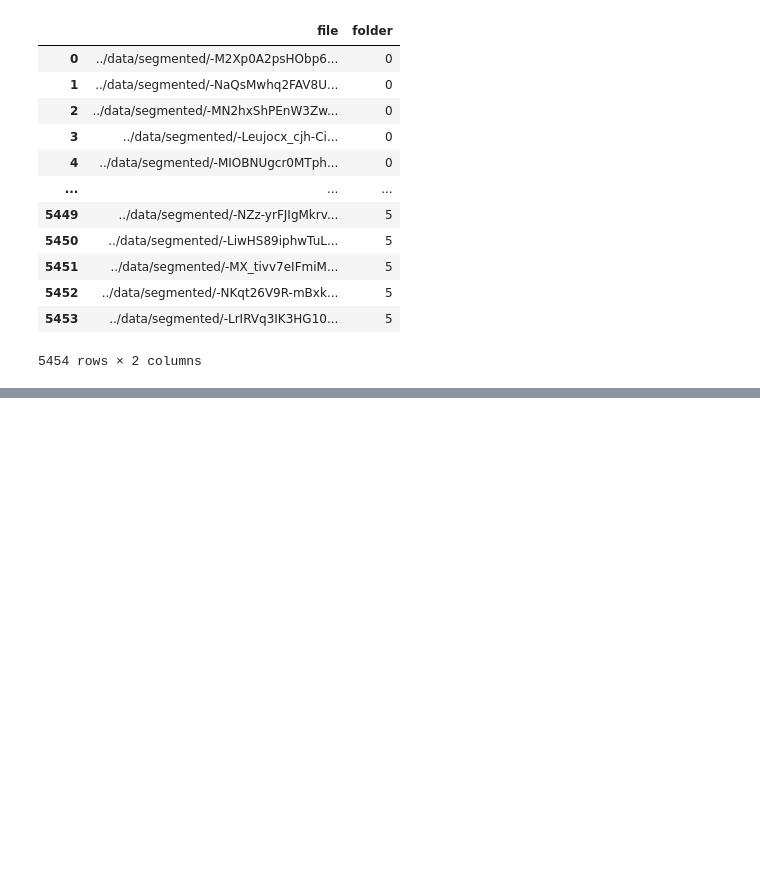
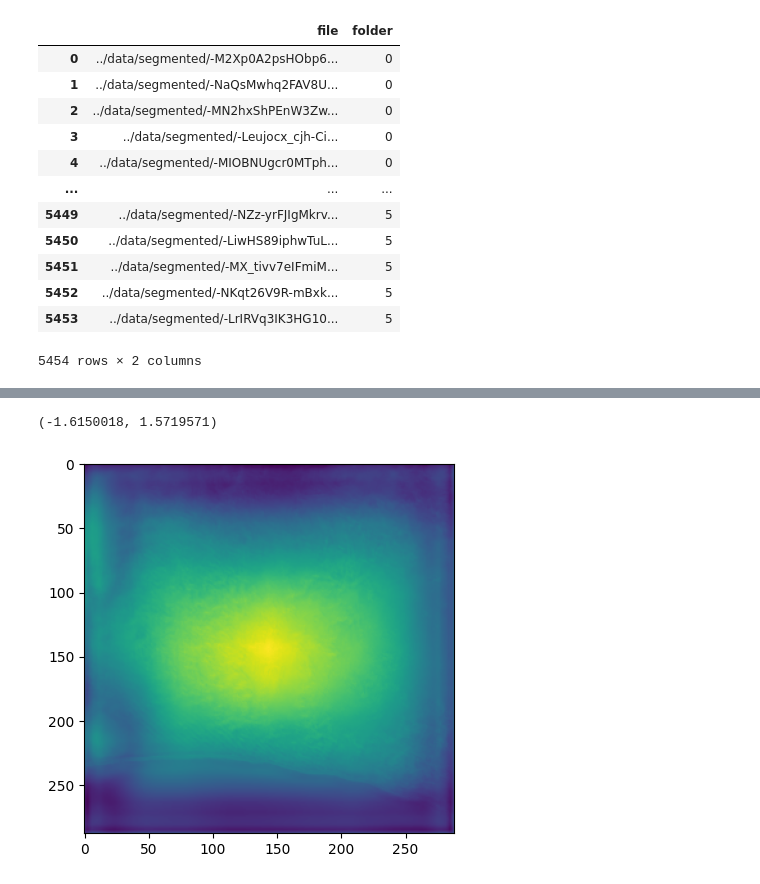
Before and after one commit to TommyGiak/U-2-Net, a Jupyter notebook: utils.ipynb, the cells around one changed output, grey strips where cells are left out. Cells and saved outputs as stored; diff of their text form; code cells hidden in the pictures; blank space fills up the shorter version.

```diff
--- a/utils.ipynb
+++ b/utils.ipynb
@@ -106,0 +136,28 @@ for i in range(FOLDS_NUMER):
+# %%
+from torch.utils.data import Dataset, DataLoader
+from torchvision import transforms
+
+from data_loader import RescaleT
+from data_loader import RandomCrop
+from data_loader import ToTensorLab
+from data_loader import SemanticSalObjDataset
+
+from glob import glob
+
+salobj_dataset = SemanticSalObjDataset(
+  img_name_list=glob('train_data_real/train_data_real0/wound/*.png'),
+  lbl_name_list=glob('train_data_real/train_data_real0/semantic_mask/*.png'),
+  transform=transforms.Compose([
+    RescaleT(320),
+    RandomCrop(288),
+    ToTensorLab(flag=0)]))
+
+dataloader = DataLoader(salobj_dataset, batch_size=1)
+# %%
+import torch
+from model import SU2NET
+
+model = SU2NET()
+
+model.load_state_dict(torch.load('saved_models/u2net_synth/u2net_bce_itr_10_train_5.223644_tar_0.740114.pth', map_location='cpu'))
+model.eval()
@@ -106,0 +182,18 @@ for i in range(FOLDS_NUMER):
+# %%
+import matplotlib.pyplot as plt
+
+with torch.no_grad():
+
+  data = next(iter(dataloader))
+  img = data['image'].type(torch.float32)
+  gt = data['label'].type(torch.float32)
+
+
+  out, *_ = model(img)
+  out = out.squeeze()[-1].numpy()
+
+plt.imshow(out)
+out.min(), out.max()
+# %% [output]
+(-1.6150018, 1.5719571)
+[figure, added]
```
Also changed, not shown: parts of 10 cells of this notebook, 1 other file.
